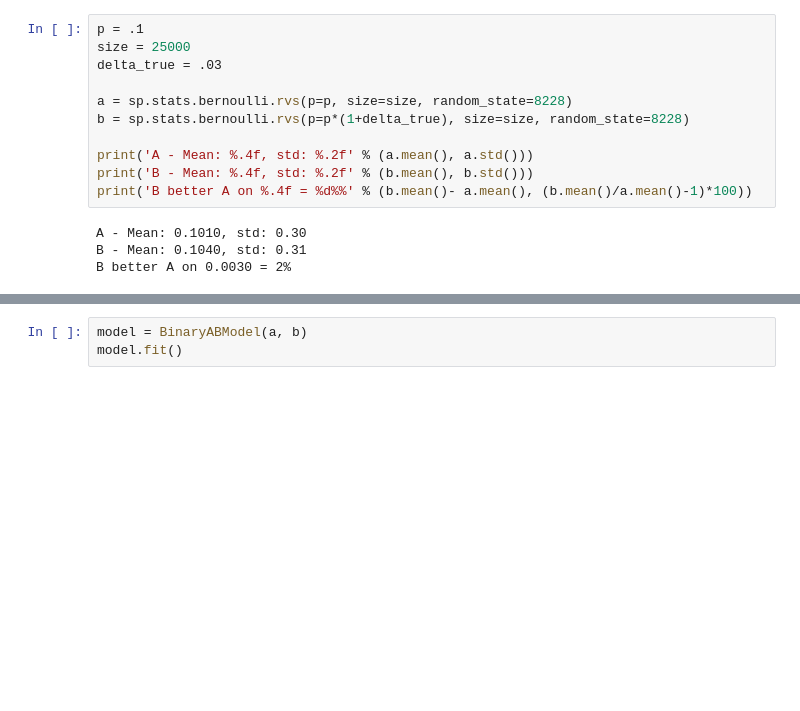
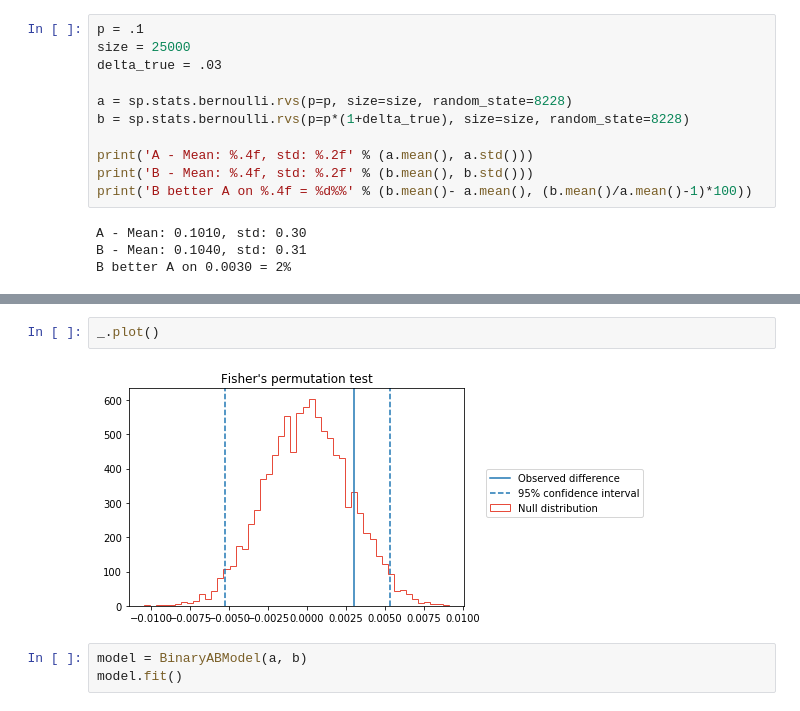
Before and after one commit to PavelMotorin/abtools, a Jupyter notebook: examples/01_conversion_test.ipynb, the cells around one changed output, grey strips where cells are left out. Drawn from its saved outputs; the diff is of its cells as text; blank space fills up the shorter version.

```diff
--- a/examples/01_conversion_test.ipynb
+++ b/examples/01_conversion_test.ipynb
@@ -35,3 +45,7 @@ B better A on 0.0030 = 2%
+# %%
+_.plot()
+# %% [output]
+[figure, added]
 # %%
 model = BinaryABModel(a, b)
 model.fit()
```
Also changed, not shown: parts of 2 cells of this notebook, 6 other files.
